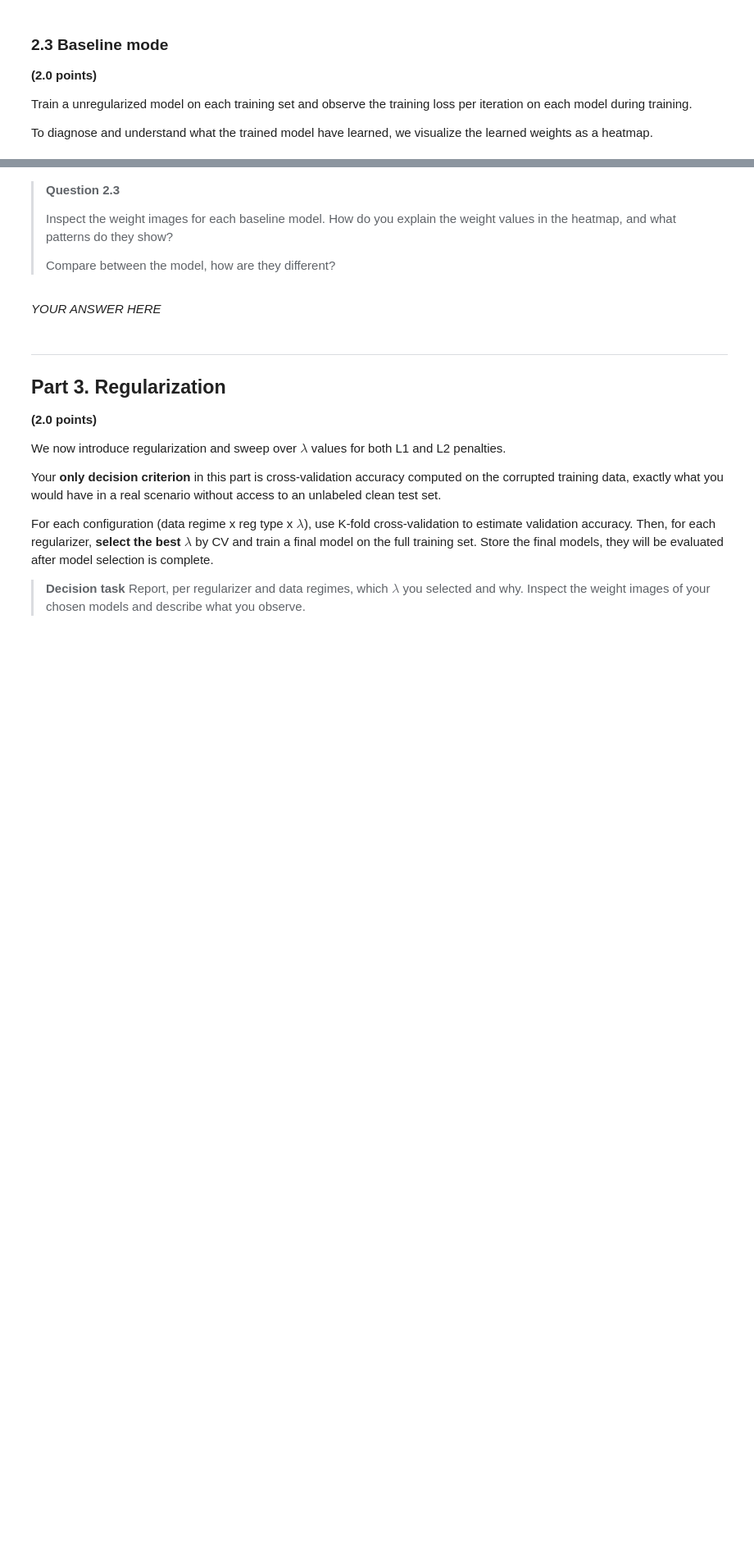
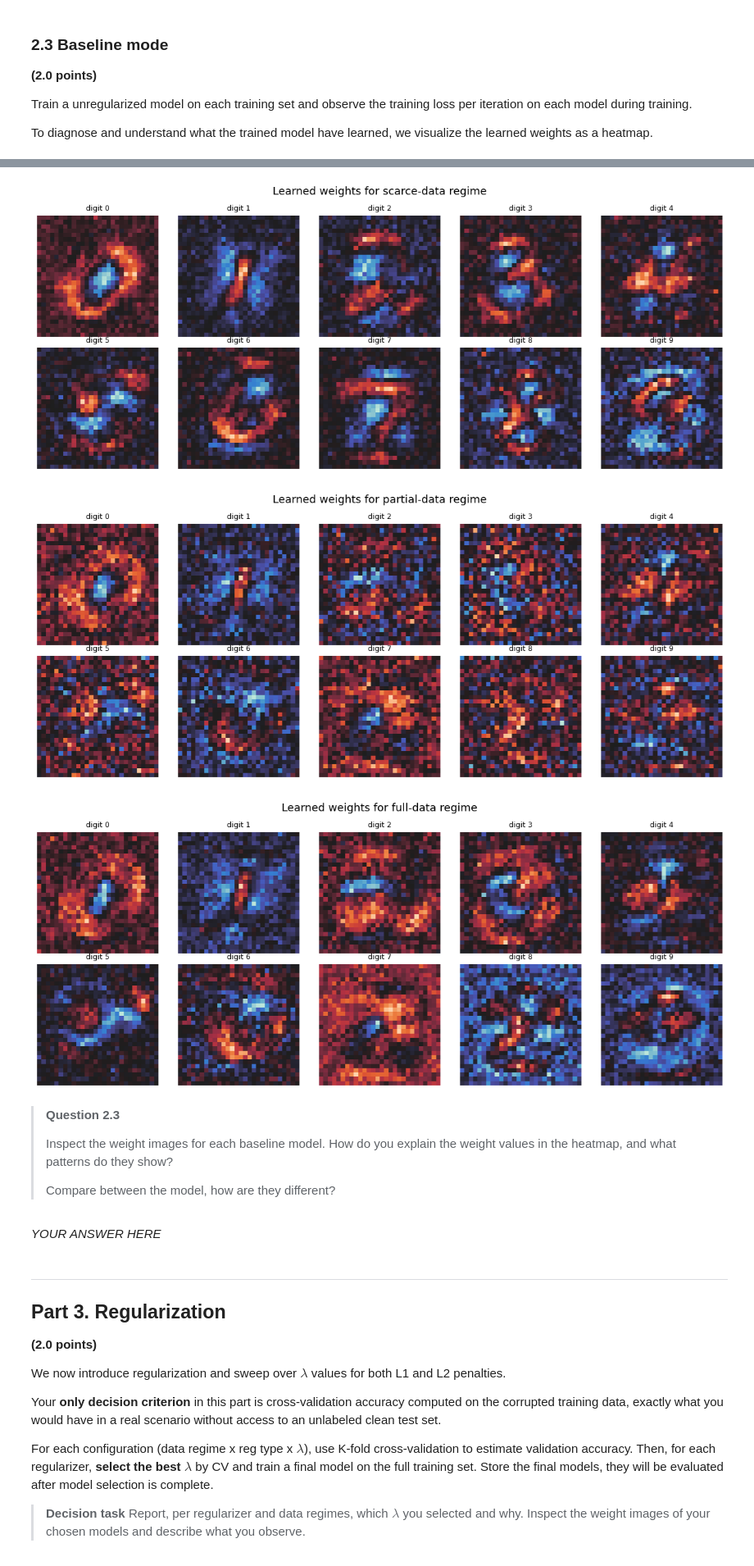
Before and after one commit to sofiavvb/ml, a Jupyter notebook: Tarefa02/mc886_1s2025_assignment_2.ipynb, the cells around one changed output, grey strips where cells are left out. Shown at 82% size. Drawn from its saved outputs; the diff is of its cells as text; code cells hidden in the pictures; blank space fills up the shorter version.

```diff
--- a/Tarefa02/mc886_1s2025_assignment_2.ipynb
+++ b/Tarefa02/mc886_1s2025_assignment_2.ipynb
@@ -351,0 +368,11 @@ model.train()
+# %%
+model_scarce = LinearModel(n_features=28*28, n_classes=10)
+losses_scarce = train(model_scarce, X_scarce, y_scarce, n_iter=1000, lr=0.01)
+print("Scarce-data regime training complete.")
+print()
+model_partial = LinearModel(n_features=28*28, n_classes=10)
+losses_partial = train(model_partial, X_partial, y_partial, n_iter=1000, lr=0.01)
+print("Partial-data regime training complete.")
+print()
+model_full = LinearModel(n_features=28*28, n_classes=10)
+losses_full = train(model_full, X_full, y_full, n_iter=1000, lr=0.01)
@@ -366,6 +411,14 @@ def plot_weights(weights: NDArray[np.float32], title: str) -> None:
 
     plt.tight_layout()
     plt.show()
+# %%
+plot_weights(model_scarce.linear.weight.detach().numpy(), title="Learned weights for scarce-data regime")
+plot_weights(model_partial.linear.weight.detach().numpy(), title="Learned weights for partial-data regime")
+plot_weights(model_full.linear.weight.detach().numpy(), title="Learned weights for full-data regime")
+# %% [output]
+[figure, added]
+[figure, added]
+[figure, added]
 # %% [markdown]
 > **Question 2.3**
 >
```
Also changed, not shown: parts of 7 cells of this notebook.
